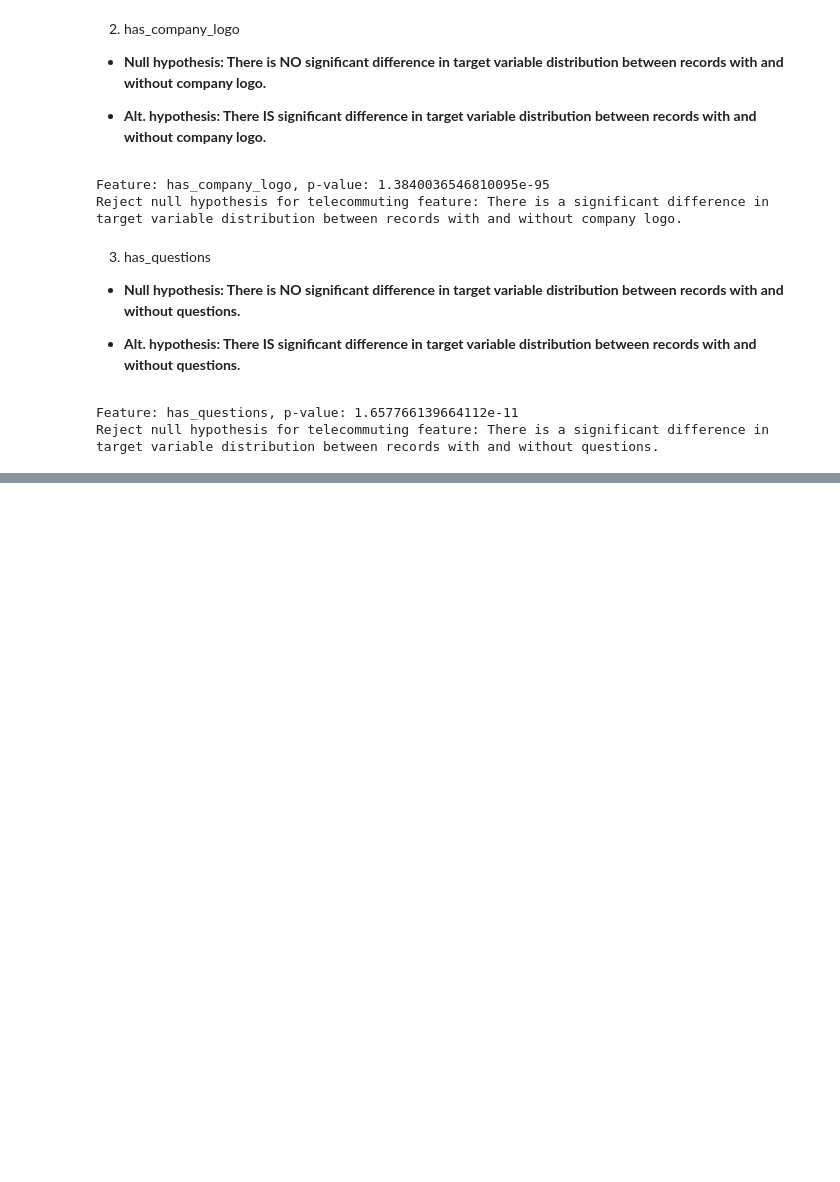
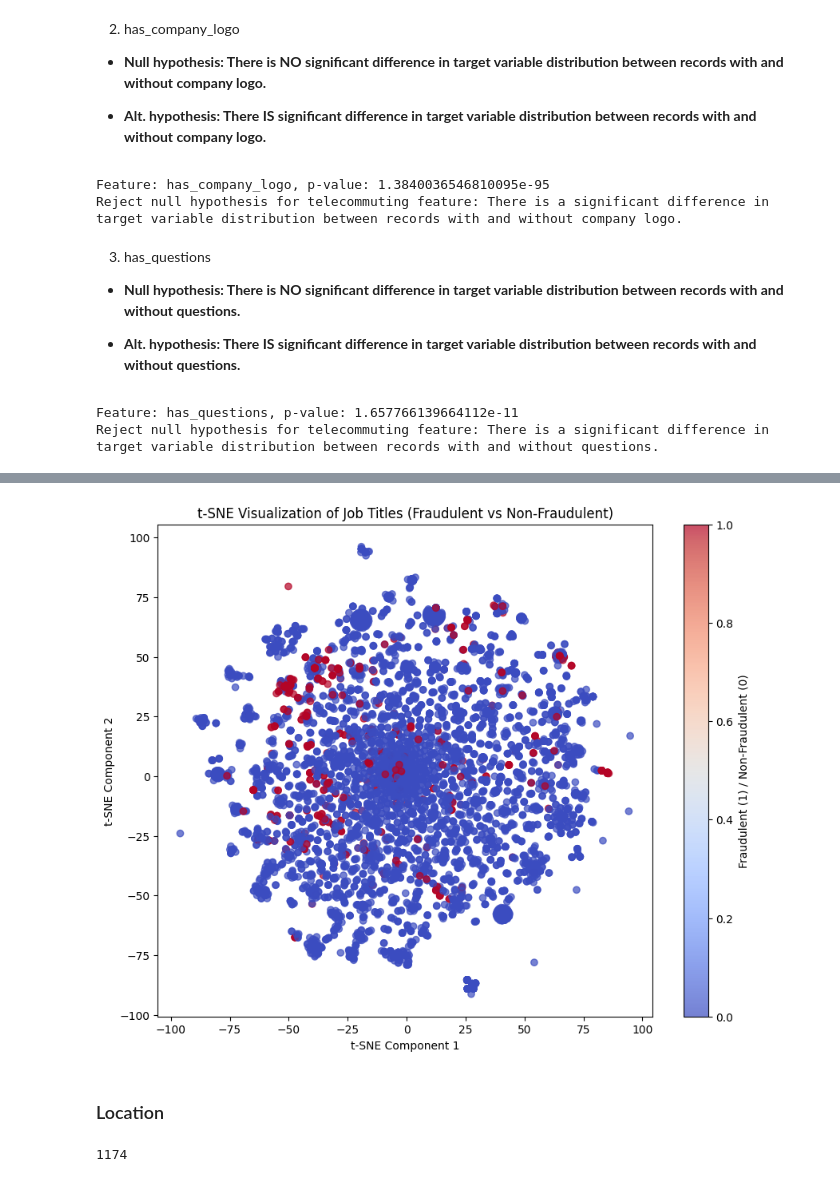
Before and after one commit to dqminhv/fraudulent-job-posting-detection-with-NLP, a Jupyter notebook: notebook/eda.ipynb, the cells around one changed output, grey strips where cells are left out. Saved outputs shown, nothing was run; the diff lists cells and outputs as text; code cells hidden in the pictures; blank space fills up the shorter version.

```diff
--- a/notebook/eda.ipynb
+++ b/notebook/eda.ipynb
@@ -162,0 +218,12 @@ Reject null hypothesis for telecommuting feature: There is a significant differe
+# %%
+# Feature extraction
+vectorizer = TfidfVectorizer(max_features=1000)  # Adjust max_features as needed
+X = vectorizer.fit_transform(job_posting_us_df['title'].apply(clean))
+
+# Dimensionality reduction
+#pca = PCA(n_components=2)  # Reduce to 2 dimensions for visualization
+#X_pca = pca.fit_transform(X.toarray())
+
+# Clustering
+kmeans = KMeans(n_clusters=10)
+kmeans.fit(X)
@@ -162,0 +232,2 @@ Reject null hypothesis for telecommuting feature: There is a significant differe
+# %%
+job_posting_us_df['title_cluster'] = kmeans.labels_
@@ -162,0 +260,24 @@ Reject null hypothesis for telecommuting feature: There is a significant differe
+# %%
+from sklearn.manifold import TSNE
+
+# Apply t-SNE to reduce dimensionality
+tsne = TSNE(n_components=2, random_state=42)
+tsne_embeddings = tsne.fit_transform(X.toarray())
+labels = job_posting_us_df['fraudulent']
+
+# Plot the t-SNE embeddings
+plt.figure(figsize=(10, 8))
+plt.scatter(tsne_embeddings[:, 0], tsne_embeddings[:, 1], c=labels, cmap='coolwarm', alpha=0.7)
+plt.title('t-SNE Visualization of Job Titles (Fraudulent vs Non-Fraudulent)')
+plt.xlabel('t-SNE Component 1')
+plt.ylabel('t-SNE Component 2')
+plt.colorbar(label='Fraudulent (1) / Non-Fraudulent (0)')
+plt.show()
+# %% [output]
+[figure, added]
+# %% [markdown]
+### Location
+# %%
+job_posting_us_df['location'].nunique()
+# %% [output]
+1174
```
Also changed, not shown: parts of 20 cells of this notebook.
